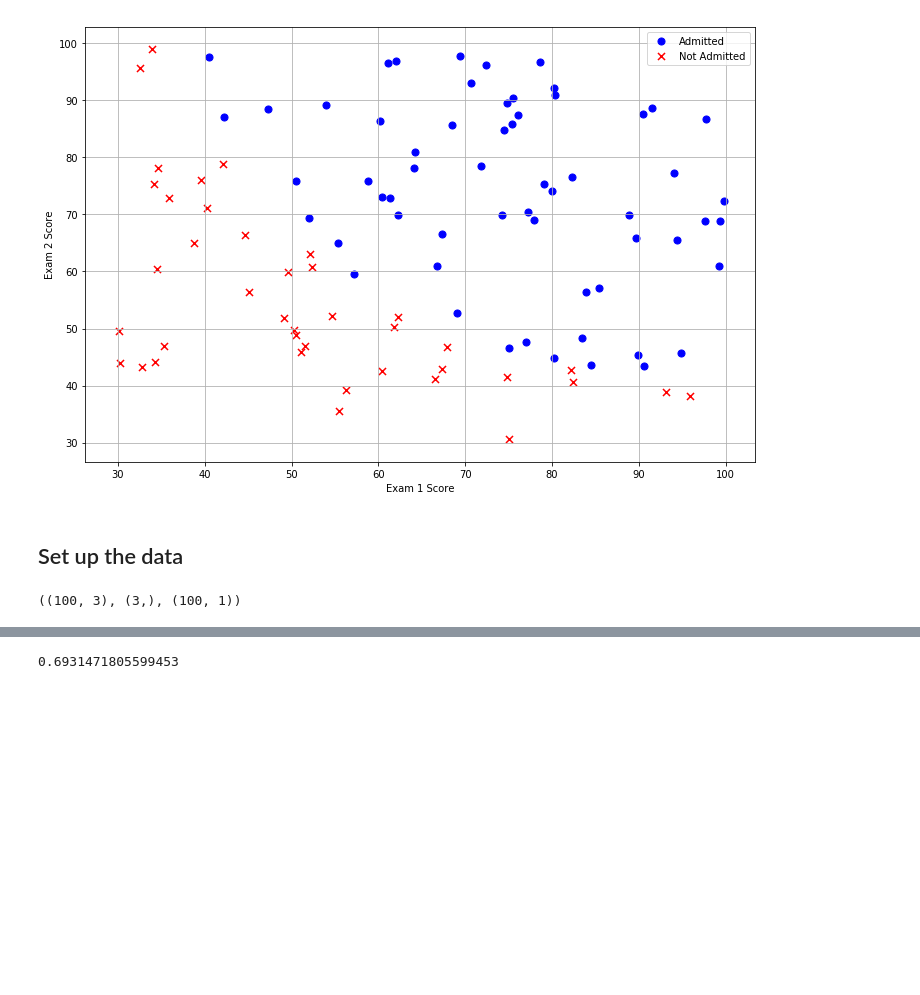
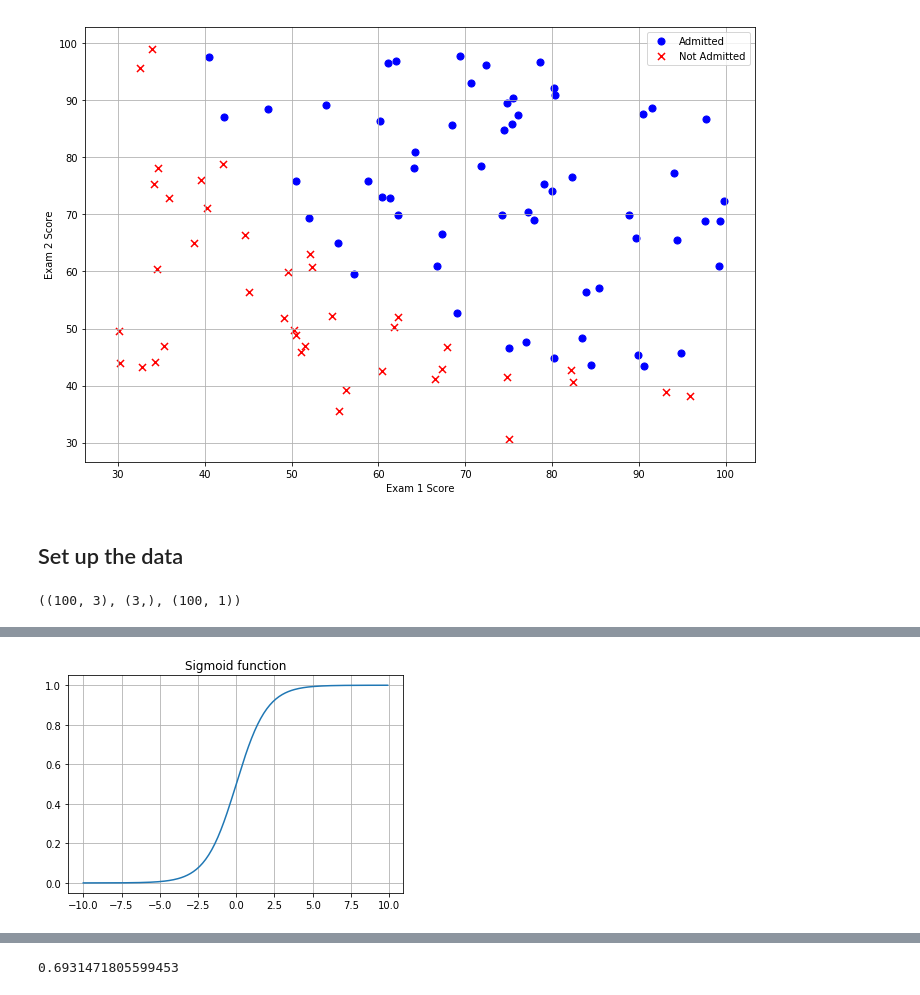
Before and after one commit to jhselvik/machine-learning-coursera, a Jupyter notebook: logistic-regression/Logistic-Regression.ipynb, the cells around one changed output, grey strips where cells are left out. Saved outputs shown, nothing was run; the diff lists cells and outputs as text; code cells hidden in the pictures; blank space fills up the shorter version.

```diff
--- a/logistic-regression/Logistic-Regression.ipynb
+++ b/logistic-regression/Logistic-Regression.ipynb
@@ -85,0 +72,7 @@ ax.plot(nums, sigmoid(nums), 'r')
+# %%
+myx = np.arange(-10,10,.1)
+plt.plot(myx,expit(myx))
+plt.title("Sigmoid function")
+plt.grid(True)
+# %% [output]
+[figure, added]
```
Also changed, not shown: parts of 47 cells of this notebook, 1 other file.
